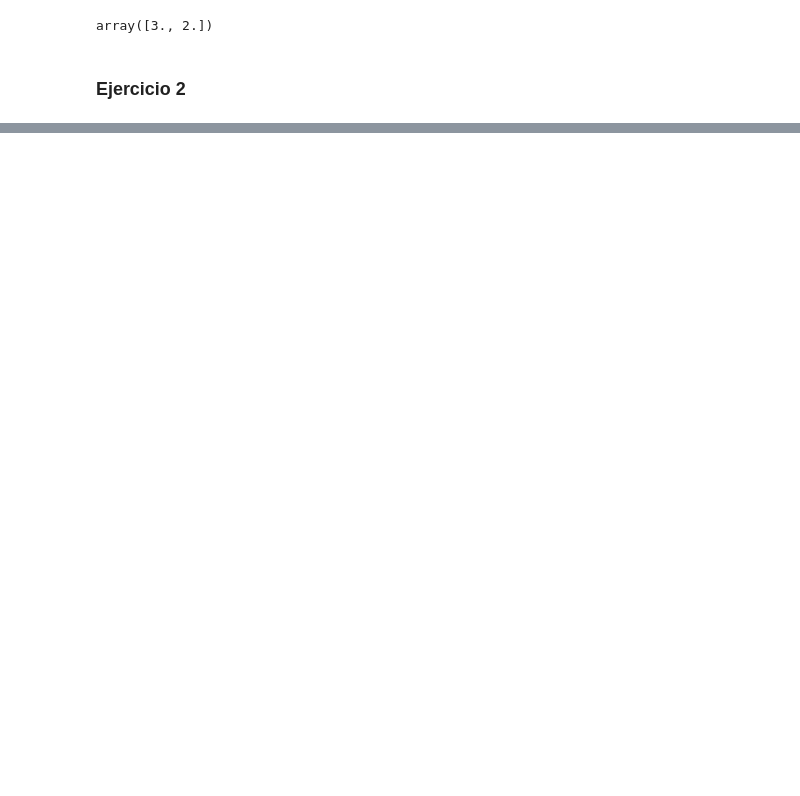
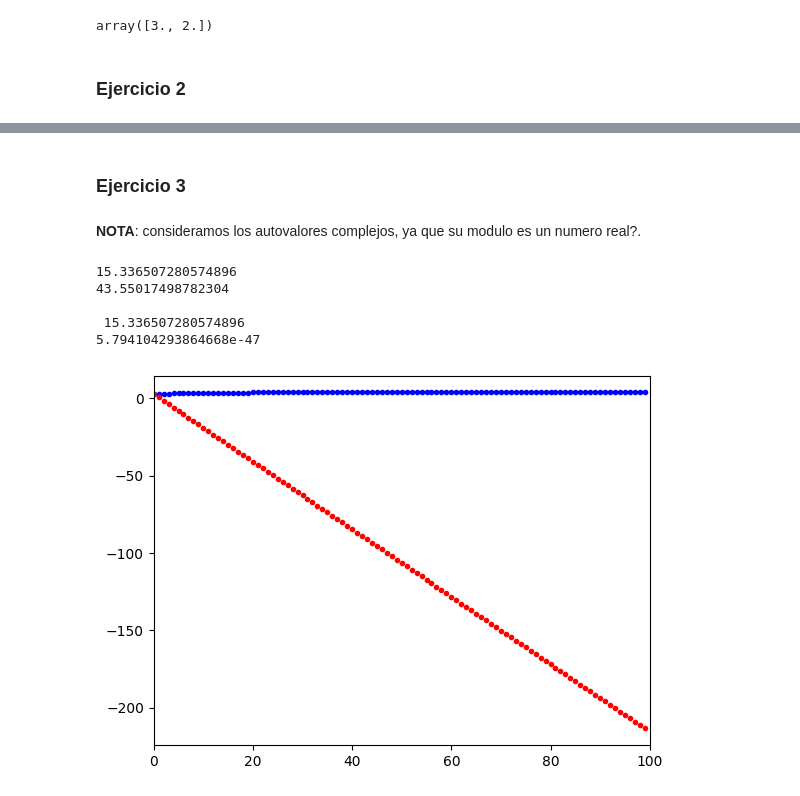
Before and after one commit to arielbakal/AlgebraLinealComputacional_UBA_FCEN, a Jupyter notebook: laboratorio/TP1/TP1.ipynb, the cells around one changed output, grey strips where cells are left out. Saved outputs shown, nothing was run; the diff lists cells and outputs as text; code cells hidden in the pictures; blank space fills up the shorter version.

```diff
--- a/laboratorio/TP1/TP1.ipynb
+++ b/laboratorio/TP1/TP1.ipynb
@@ -136,0 +197,51 @@ met_pot(D,1000)
+# %% [markdown]
+### Ejercicio 3
+# %% [markdown]
+**NOTA**: consideramos los autovalores complejos, ya que su modulo es un numero real?.
+# %%
+def error_aprox_autov(A,k):
+
+  w, v = np.linalg.eigh(A)
+
+  lambda1 = w[len(w)-1]
+  lambda2 = w[len(w)-2]
+
+  vel_converg = (lambda2/lambda1)**2
+
+  x = np.random.rand(A.shape[1])
+
+  plt.xlim(0, k)
+  for i in range(k):
+    ## Metodo de la potencia ##
+    Ax = A@x
+    Ax_norma = np.linalg.norm(Ax)
+    x = Ax/Ax_norma
+    ## Cociente de Rayleigh ##
+    a_valor_est = ( np.transpose(x)@(A@x) / (np.transpose(x)@x) )
+    ## Error ##
+    error = abs(lambda1 - a_valor_est)
+    if i == 0:
+      error_0 = abs(lambda1 - a_valor_est)
+      print(error_0)
+    if i == k-1:
+      print(error)
+    ## Grafico ##
+    plt.plot(i, mt.log(error) , '.', color='blue')
+    plt.plot(i,(2*mt.log(vel_converg)*i)+mt.log(error_0),'.', color='red')
+
+  print("\n",error_0)
+  for i in range(k):
+    error_0 = error_0 * vel_converg
+    if i == k-1:
+      print(error_0)
+
+  plt.show()
+# %%
+error_aprox_autov(B,100)
+# %% [output]
+15.336507280574896
+43.55017498782304
+
+ 15.336507280574896
+5.794104293864668e-47
+[figure, added]
```
Also changed, not shown: parts of 11 cells of this notebook.
